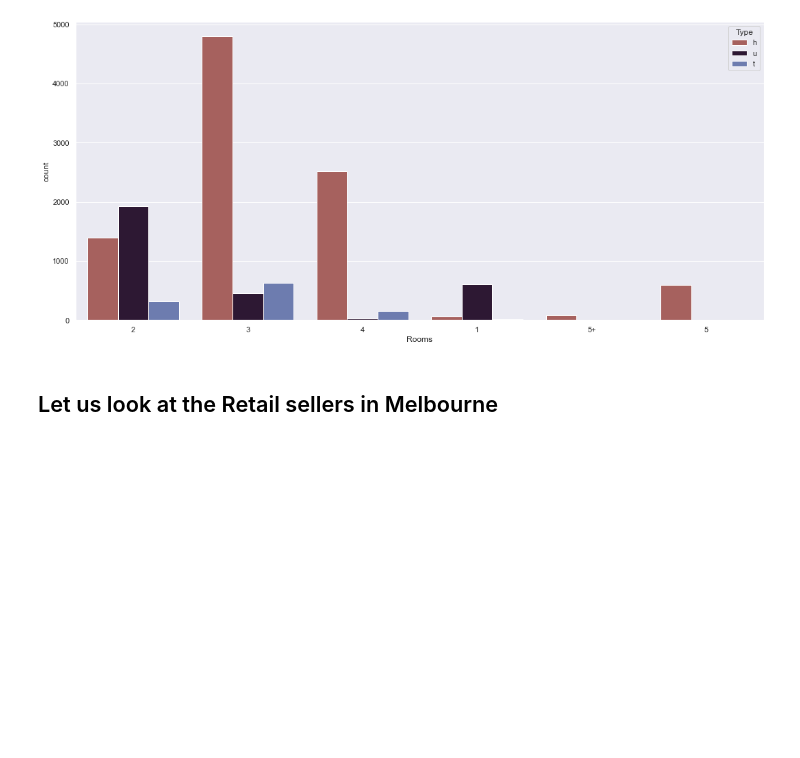
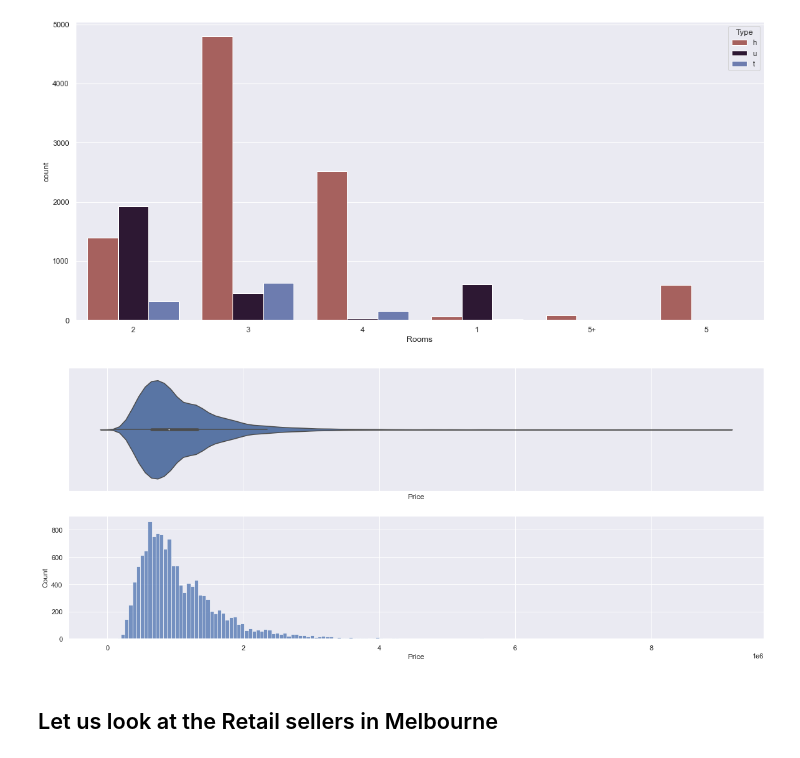
Before and after one commit to vaibhavpharate/melbourne_housing_1, a Jupyter notebook: report_book.ipynb, the cells around one changed output. Cells and saved outputs as stored; diff of their text form; code cells hidden in the pictures; blank space fills up the shorter version.

```diff
--- a/report_book.ipynb
+++ b/report_book.ipynb
@@ -102,6 +102,14 @@ A value is trying to be set on a copy of a slice from a DataFrame
 See the caveats in the documentation: https://pandas.pydata.org/pandas-docs/stable/user_guide/indexing.html#returning-a-view-versus-a-copy
   df_room_change['Rooms'][df_room_change['Rooms'] > 5] = "5+"
 [figure]
+# %%
+# Overall Price Distribution
+fig_price,(ax1,ax2) = plt.subplots(2,1,figsize=(20,8),sharex=True)
+sns.violinplot(x='Price',data=df,ax=ax1)
+sns.histplot(x='Price',data=df,ax=ax2)
+plt.show()
+# %% [output]
+[figure, added]
 # %% [markdown]
 ## Let us look at the Retail sellers in Melbourne
 # %%
```
Also changed, not shown: parts of 1 cell of this notebook.
